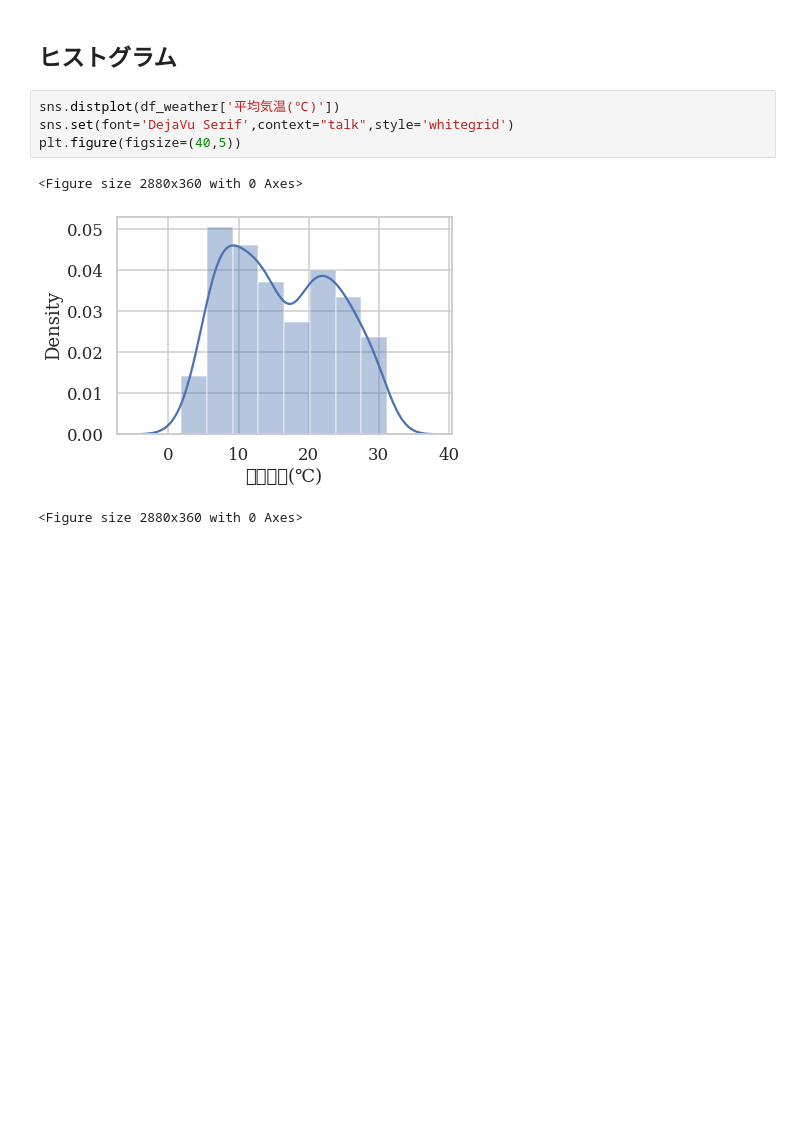
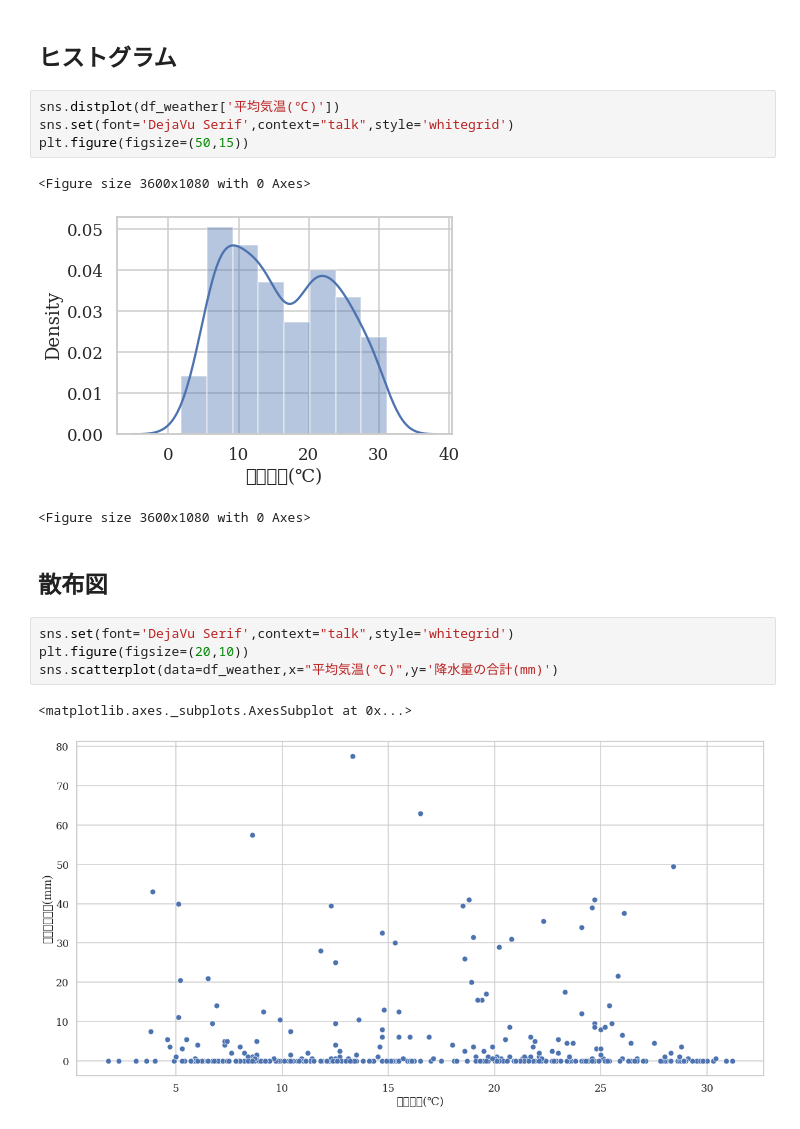
Before and after one commit to Charee-Villapong/for_practice, a Jupyter notebook: グラフ練習.ipynb, the cells around one changed output. Drawn from its saved outputs; the diff is of its cells as text; blank space fills up the shorter version.

```diff
--- a/グラフ練習.ipynb
+++ b/グラフ練習.ipynb
@@ -58,8 +58,17 @@ sns.barplot(data=df_weather)
 # %%
 sns.distplot(df_weather['平均気温(℃)'])
 sns.set(font='DejaVu Serif',context="talk",style='whitegrid')
-plt.figure(figsize=(40,5))
+plt.figure(figsize=(50,15))
 # %% [output]
-<Figure size 2880x360 with 0 Axes>
+<Figure size 3600x1080 with 0 Axes>
 [figure]
-<Figure size 2880x360 with 0 Axes>
+<Figure size 3600x1080 with 0 Axes>
+# %% [markdown]
+## **散布図**
+# %%
+sns.set(font='DejaVu Serif',context="talk",style='whitegrid')
+plt.figure(figsize=(20,10))
+sns.scatterplot(data=df_weather,x="平均気温(℃)",y='降水量の合計(mm)')
+# %% [output]
+<matplotlib.axes._subplots.AxesSubplot at 0x...>
+[figure, added]
```
Also changed, not shown: parts of 1 cell of this notebook.
